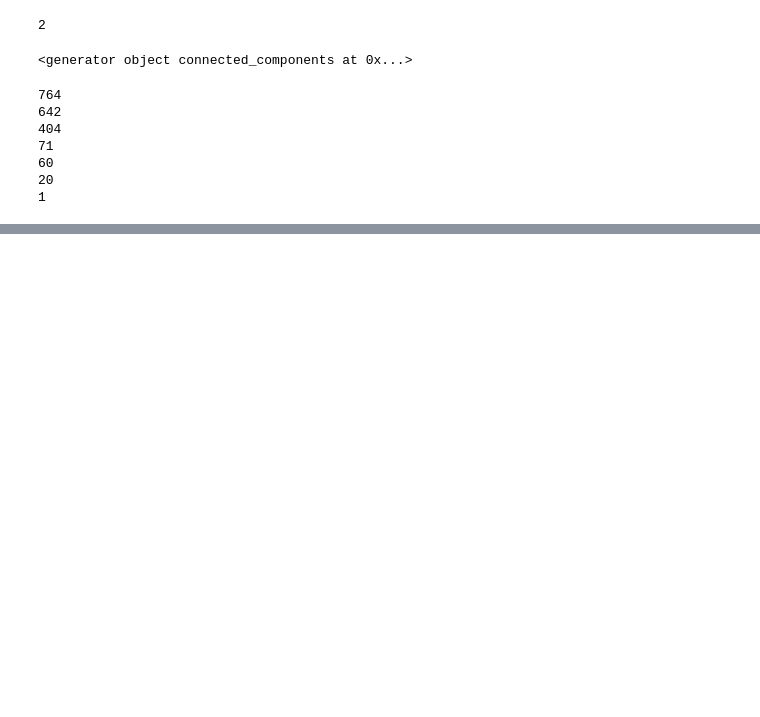
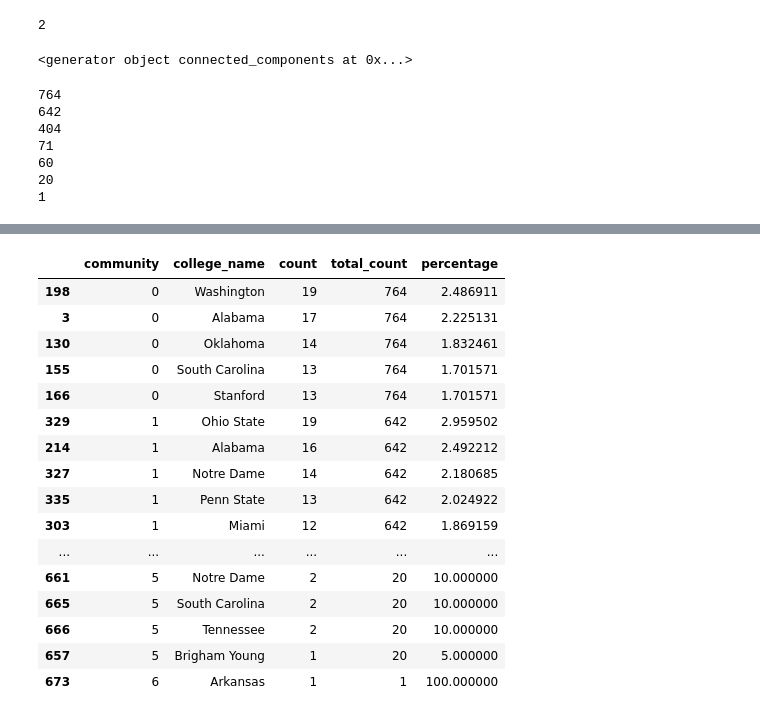
Before and after one commit to SeanGwall/NFL-Network-Analysis, a Jupyter notebook: notebooks/community-detection.ipynb, the cells around one changed output, grey strips where cells are left out. Drawn from its saved outputs; the diff is of its cells as text; code cells hidden in the pictures; blank space fills up the shorter version.

```diff
--- a/notebooks/community-detection.ipynb
+++ b/notebooks/community-detection.ipynb
@@ -63,0 +119,20 @@ for community in communities:
+# %%
+top_5_teams
+# %% [output]
+|  | community | college_name | count | total_count | percentage |
+| 198 | 0 | Washington | 19 | 764 | 2.486911 |
+| 3 | 0 | Alabama | 17 | 764 | 2.225131 |
+| 130 | 0 | Oklahoma | 14 | 764 | 1.832461 |
+| 155 | 0 | South Carolina | 13 | 764 | 1.701571 |
+| 166 | 0 | Stanford | 13 | 764 | 1.701571 |
+| 329 | 1 | Ohio State | 19 | 642 | 2.959502 |
+| 214 | 1 | Alabama | 16 | 642 | 2.492212 |
+| 327 | 1 | Notre Dame | 14 | 642 | 2.180685 |
+| 335 | 1 | Penn State | 13 | 642 | 2.024922 |
+| 303 | 1 | Miami | 12 | 642 | 1.869159 |
+| ... | ... | ... | ... | ... | ... |
+| 661 | 5 | Notre Dame | 2 | 20 | 10.000000 |
+| 665 | 5 | South Carolina | 2 | 20 | 10.000000 |
+| 666 | 5 | Tennessee | 2 | 20 | 10.000000 |
+| 657 | 5 | Brigham Young | 1 | 20 | 5.000000 |
+| 673 | 6 | Arkansas | 1 | 1 | 100.000000 |
```
Also changed, not shown: parts of 4 cells of this notebook.
